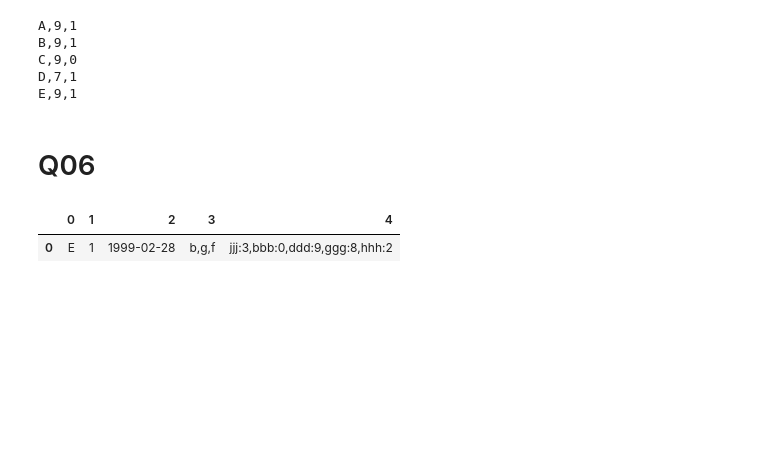
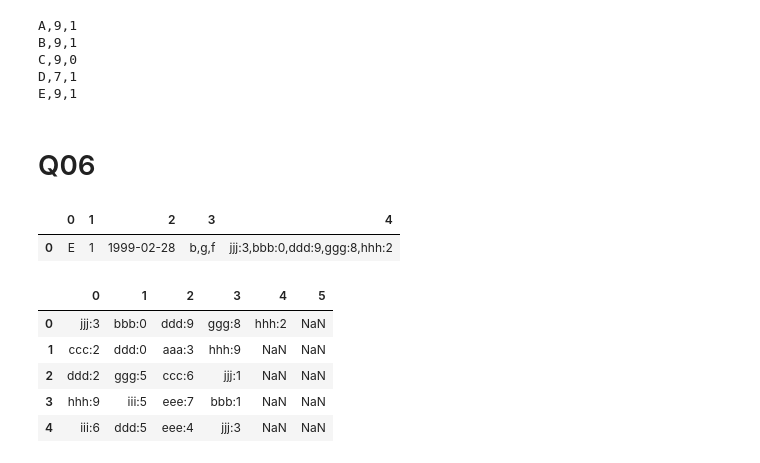
Before and after one commit to cda-2019-01/lab-programacion-python-snaranjoa, a Jupyter notebook: lab-programacion-python.ipynb, the cells around one changed output. Drawn from its saved outputs; the diff is of its cells as text; code cells hidden in the pictures; blank space fills up the shorter version.

```diff
--- a/lab-programacion-python.ipynb
+++ b/lab-programacion-python.ipynb
@@ -205,0 +266,11 @@ trioletras1 = list(trioletras)
+# %%
+base1 = base[4].apply(lambda x: pandas.Series(x.split(','))) #Separo los elementos de la columna
+# %%
+base1.head()
+# %% [output]
+|  | 0 | 1 | 2 | 3 | 4 | 5 |
+| 0 | jjj:3 | bbb:0 | ddd:9 | ggg:8 | hhh:2 | NaN |
+| 1 | ccc:2 | ddd:0 | aaa:3 | hhh:9 | NaN | NaN |
+| 2 | ddd:2 | ggg:5 | ccc:6 | jjj:1 | NaN | NaN |
+| 3 | hhh:9 | iii:5 | eee:7 | bbb:1 | NaN | NaN |
+| 4 | iii:6 | ddd:5 | eee:4 | jjj:3 | NaN | NaN |
```
Also changed, not shown: parts of 56 cells of this notebook, 5 other files.
